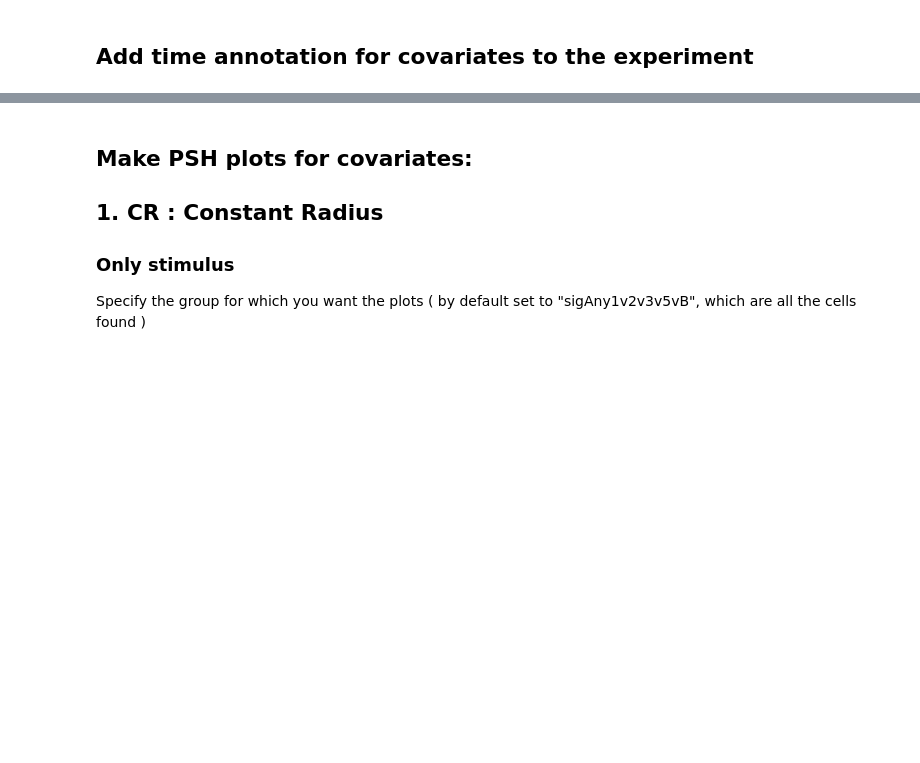
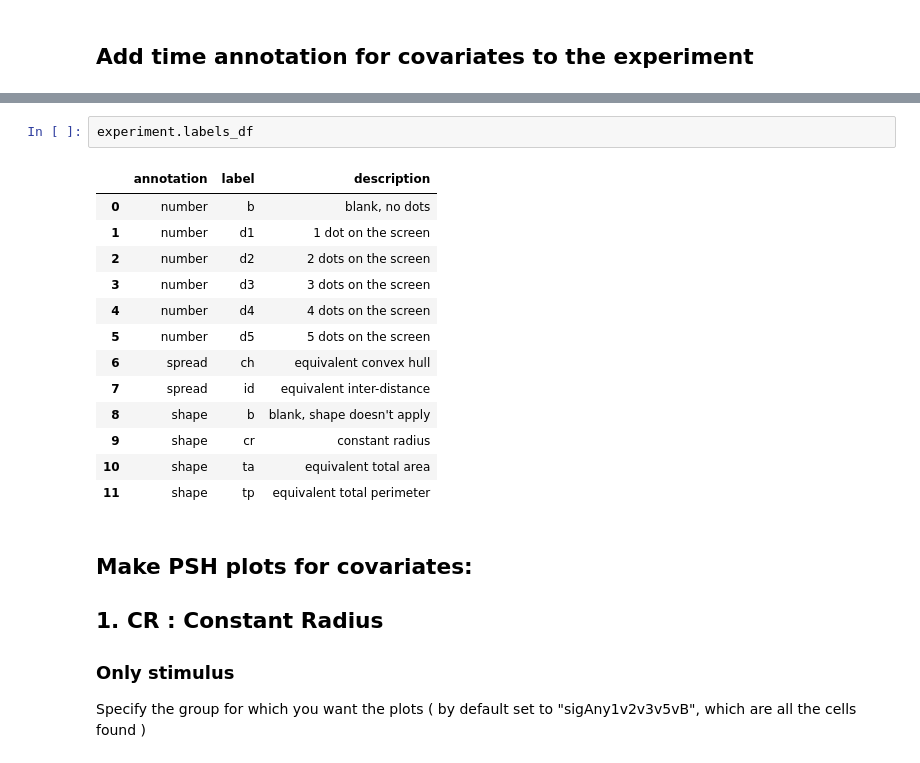
Before and after one commit to luupeter/numan, a Jupyter notebook: notebooks/vodex_si/07_Plot_individual_covariates.ipynb, the cells around one changed output, grey strips where cells are left out. Cells and saved outputs as stored; diff of their text form; blank space fills up the shorter version.

```diff
--- a/notebooks/vodex_si/07_Plot_individual_covariates.ipynb
+++ b/notebooks/vodex_si/07_Plot_individual_covariates.ipynb
@@ -115,3 +136,19 @@ experiment.save("experiment_w_covariates_raw.db")
+# %%
+experiment.labels_df
+# %% [output]
+|  | annotation | label | description |
+| 0 | number | b | blank, no dots |
+| 1 | number | d1 | 1 dot on the screen |
+| 2 | number | d2 | 2 dots on the screen |
+| 3 | number | d3 | 3 dots on the screen |
+| 4 | number | d4 | 4 dots on the screen |
+| 5 | number | d5 | 5 dots on the screen |
+| 6 | spread | ch | equivalent convex hull |
+| 7 | spread | id | equivalent inter-distance |
+| 8 | shape | b | blank, shape doesn't apply |
+| 9 | shape | cr | constant radius |
+| 10 | shape | ta | equivalent total area |
+| 11 | shape | tp | equivalent total perimeter |
 # %% [markdown]
 ## Make PSH plots for covariates:
 ## 1. CR : Constant Radius
```
Also changed, not shown: parts of 3 cells of this notebook, 4 other files.
